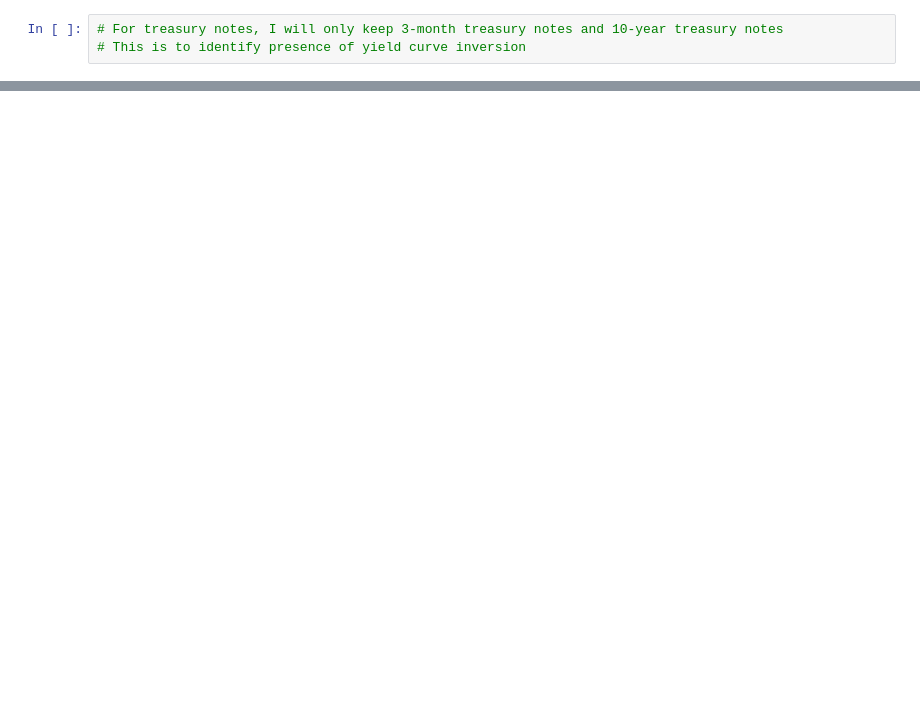
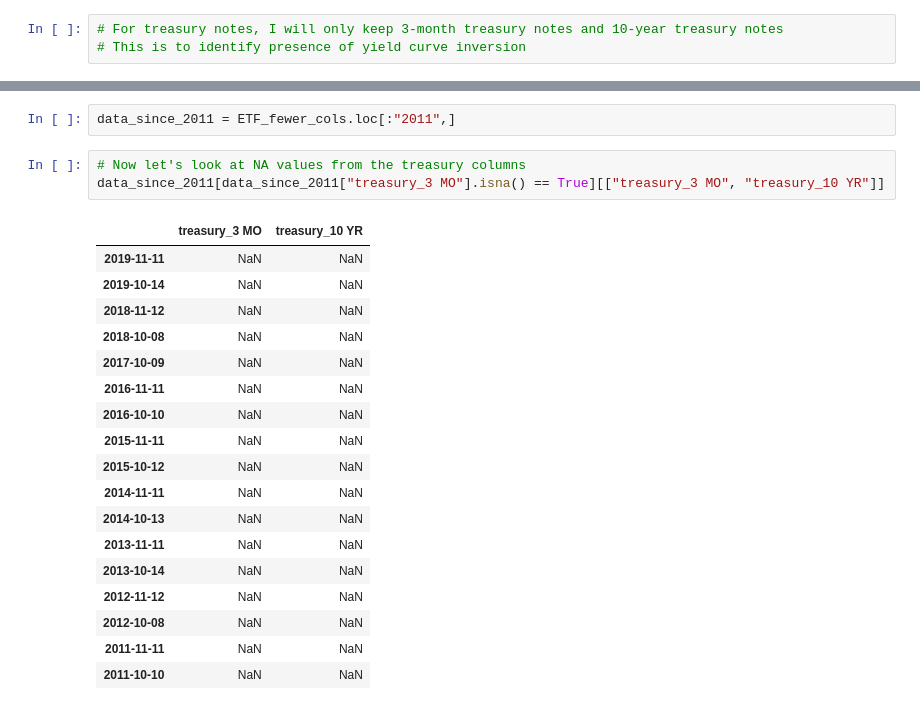
Before and after one commit to HaoxuanXu/Stock_Market_Trend_Prediction, a Jupyter notebook: Data_Cleaning.ipynb, the cells around one changed output, grey strips where cells are left out. Cells and saved outputs as stored; diff of their text form; blank space fills up the shorter version.

```diff
--- a/Data_Cleaning.ipynb
+++ b/Data_Cleaning.ipynb
@@ -147,0 +166,24 @@ It seems that the NA values for ten year treasury notes values occur at the same
+# %%
+data_since_2011 = ETF_fewer_cols.loc[:"2011",]
+# %%
+# Now let's look at NA values from the treasury columns
+data_since_2011[data_since_2011["treasury_3 MO"].isna() == True][["treasury_3 MO", "treasury_10 YR"]]
+# %% [output]
+|  | treasury_3 MO | treasury_10 YR |
+| 2019-11-11 | NaN | NaN |
+| 2019-10-14 | NaN | NaN |
+| 2018-11-12 | NaN | NaN |
+| 2018-10-08 | NaN | NaN |
+| 2017-10-09 | NaN | NaN |
+| 2016-11-11 | NaN | NaN |
+| 2016-10-10 | NaN | NaN |
+| 2015-11-11 | NaN | NaN |
+| 2015-10-12 | NaN | NaN |
+| 2014-11-11 | NaN | NaN |
+| 2014-10-13 | NaN | NaN |
+| 2013-11-11 | NaN | NaN |
+| 2013-10-14 | NaN | NaN |
+| 2012-11-12 | NaN | NaN |
+| 2012-10-08 | NaN | NaN |
+| 2011-11-11 | NaN | NaN |
+| 2011-10-10 | NaN | NaN |
```
Also changed, not shown: parts of 13 cells of this notebook, 2 other files.
